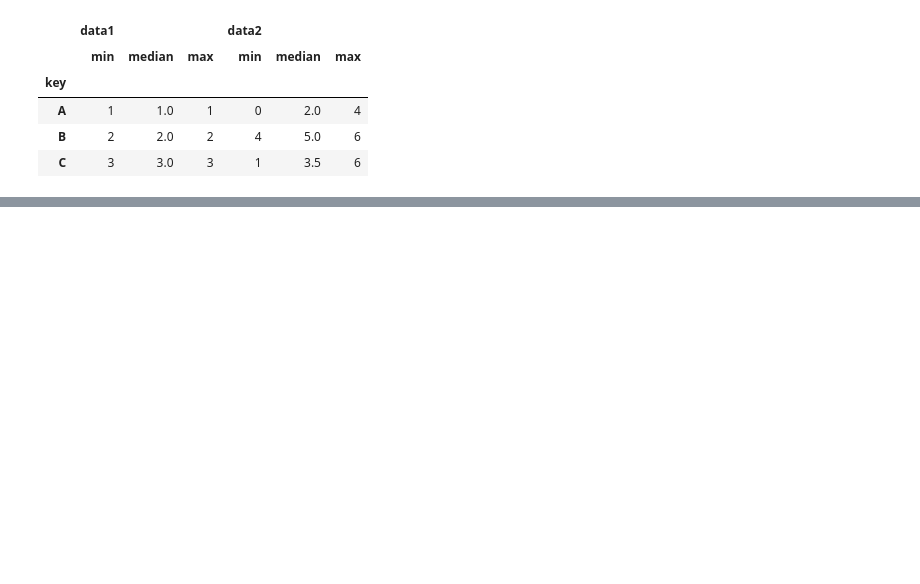
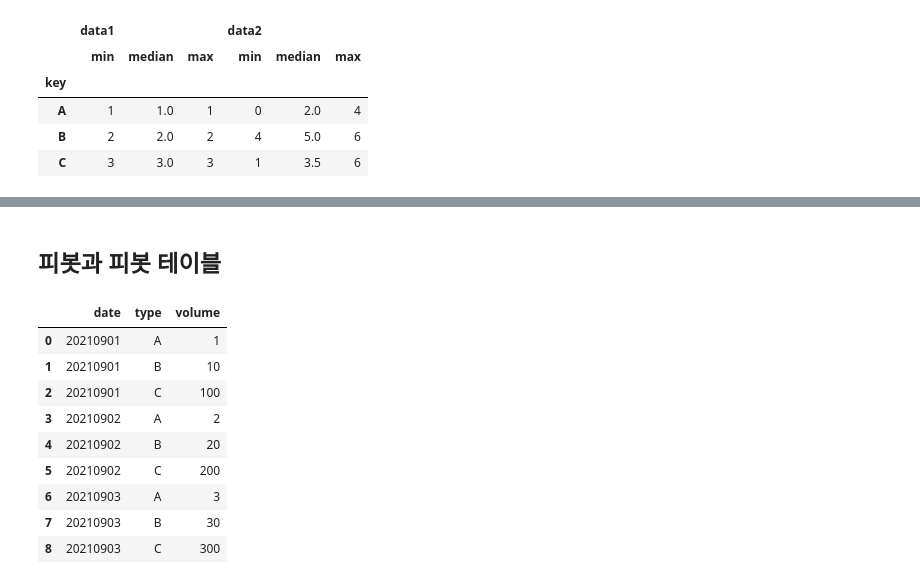
Before and after one commit to jisuyooon/python, a Jupyter notebook: py11.ipynb, the cells around one changed output, grey strips where cells are left out. Saved outputs shown, nothing was run; the diff lists cells and outputs as text; code cells hidden in the pictures; blank space fills up the shorter version.

```diff
--- a/py11.ipynb
+++ b/py11.ipynb
@@ -198,0 +251,28 @@ df.groupby('key').aggregate({'data1':'max','data2':'sum'})
+# %% [markdown]
+## 피봇과 피봇 테이블
+# %%
+# 피봇테이블은 필요한걸 꺼내는것임
+import pandas as pd
+df = pd.DataFrame([
+    ['20210901','A',1],
+    ['20210901','B',10],
+    ['20210901','C',100],
+    ['20210902','A',2],
+    ['20210902','B',20],
+    ['20210902','C',200],
+    ['20210903','A',3],
+    ['20210903','B',30],
+    ['20210903','C',300],
+], columns=['date','type','volume'])
+df
+# %% [output]
+|  | date | type | volume |
+| 0 | 20210901 | A | 1 |
+| 1 | 20210901 | B | 10 |
+| 2 | 20210901 | C | 100 |
+| 3 | 20210902 | A | 2 |
+| 4 | 20210902 | B | 20 |
+| 5 | 20210902 | C | 200 |
+| 6 | 20210903 | A | 3 |
+| 7 | 20210903 | B | 30 |
+| 8 | 20210903 | C | 300 |
```
Also changed, not shown: parts of 14 cells of this notebook, 9 other files.
